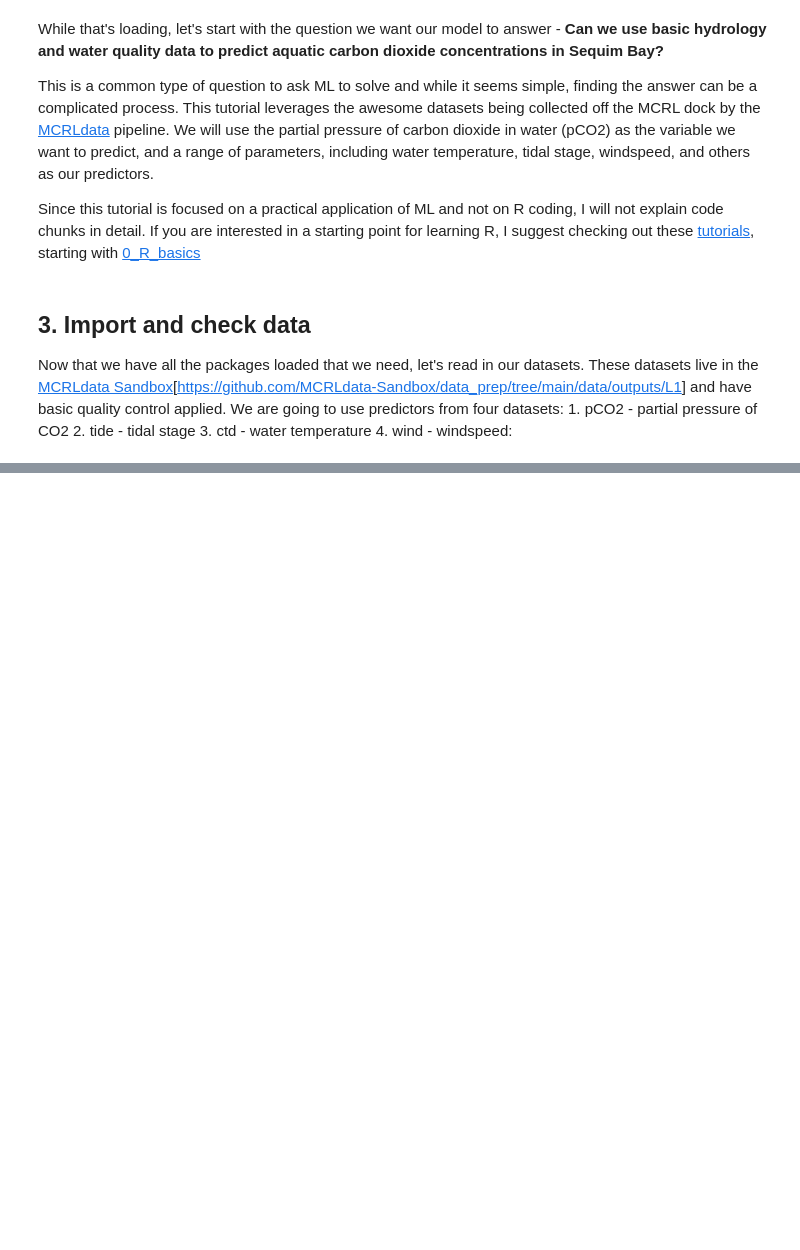
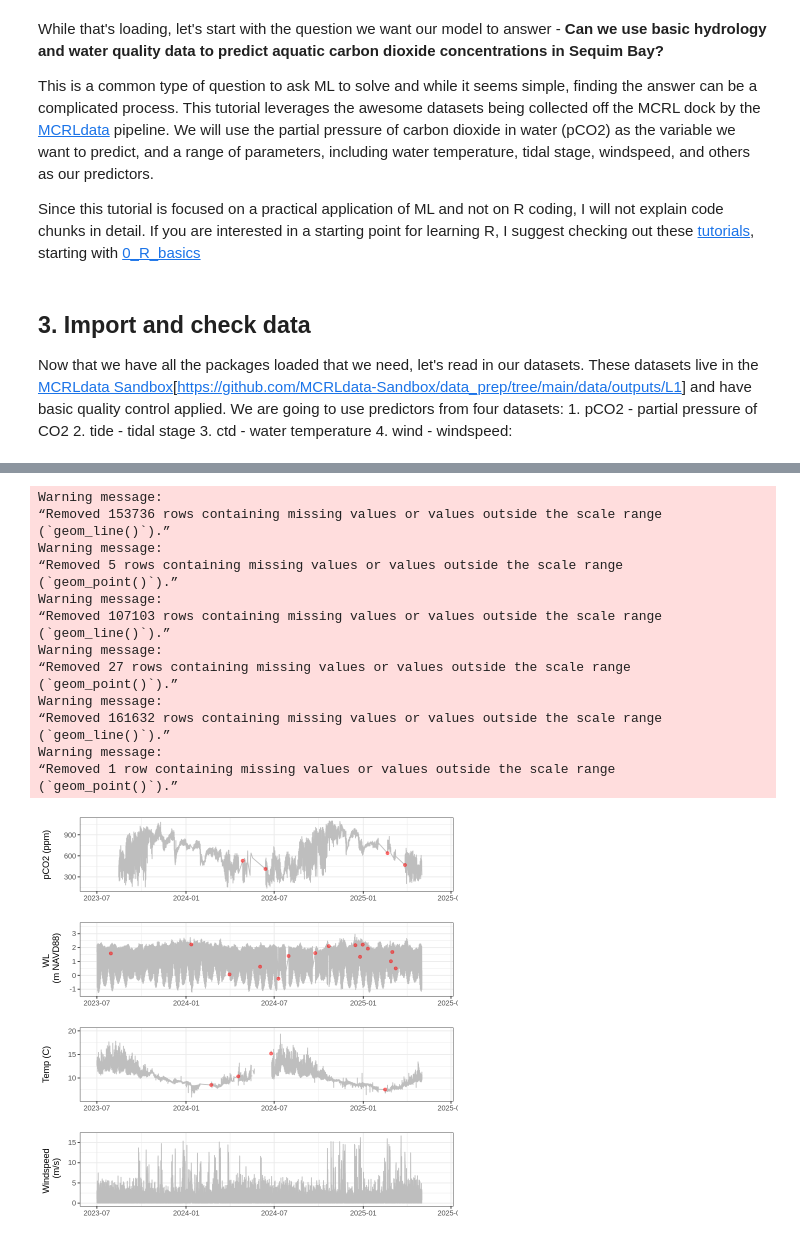
Before and after one commit to MCRLdata-Sandbox/tutorials, a Jupyter notebook: ML_tutorial.ipynb, the cells around one changed output, grey strips where cells are left out. Cells and saved outputs as stored; diff of their text form; code cells hidden in the pictures; blank space fills up the shorter version.

```diff
--- a/ML_tutorial.ipynb
+++ b/ML_tutorial.ipynb
@@ -61,3 +62,11 @@ Since this tutorial is focused on a practical application of ML and not on R cod
 ## 3. Import and check data
 
 Now that we have all the packages loaded that we need, let's read in our datasets. These datasets live in the [MCRLdata Sandbox](https://github.com/MCRLdata-Sandbox)[<https://github.com/MCRLdata-Sandbox/data_prep/tree/main/data/outputs/L1>] and have basic quality control applied. We are going to use predictors from four datasets: 1. pCO2 - partial pressure of CO2 2. tide - tidal stage 3. ctd - water temperature 4. wind - windspeed:
+# %%
+
+## Read in data from https://github.com/MCRLdata-Sandbox/data_prep/tree/main/data/outputs/L1
+
+pco2 <- read_csv("https://raw.githubusercontent.com/MCRLdata-Sandbox/data_prep/refs/heads/main/data/outputs/L1/250815_pco2_L1.csv")
+tide <- read_csv("https://raw.githubusercontent.com/MCRLdata-Sandbox/data_prep/refs/heads/main/data/outputs/L1/250515_tidegauge_L1.csv")
+ctd <- read_csv("https://raw.githubusercontent.com/MCRLdata-Sandbox/data_prep/refs/heads/main/data/outputs/L1/250815_ctd_water_temp_salinity_L1.csv")
+wind <- read_csv("https://raw.githubusercontent.com/MCRLdata-Sandbox/data_prep/refs/heads/main/data/outputs/L1/250630_windspeed_L1.csv")
@@ -63,0 +95,46 @@ Now that we have all the packages loaded that we need, let's read in our dataset
+# %%
+## For plots, let's set a theme
+theme_set(theme_bw())
+
+## Function to plot data gaps larger than 3 hours
+plot_gaps <- function(data, var, ylab){
+
+  gap_threshold = 60*60*3 #60s/min * 60min/hr * 3 hrs (pCO2 resolution)
+
+  x <- data %>%
+    mutate(delta_time = as.numeric(time_pst - lag(time_pst)))
+
+  ggplot(x, aes(time_pst, {{var}})) +
+    geom_line(color = "gray") +
+    geom_point(data = x %>% filter(delta_time > gap_threshold), alpha = 0.5, color = "red") +
+    labs(x = "", y = ylab) +
+    scale_x_datetime(limits = c(as_datetime("2023-07-01"),
+                              as_datetime("2025-06-01")))
+}
+
+## Make plots
+plot_grid(plot_gaps(pco2, p_co2_in_water_ppm, "pCO2 (ppm)"),
+          plot_gaps(tide, water_level_m_navd88, "WL \n (m NAVD88)"),
+          plot_gaps(ctd, temp_deg_c, "Temp (C)"),
+          plot_gaps(wind, windspeed_avg_m_s, "Windspeed \n (m/s)"),
+          ncol = 1, align = "hv")
+# %% [output]
+Warning message:
+“Removed 153736 rows containing missing values or values outside the scale range
+(`geom_line()`).”
+Warning message:
+“Removed 5 rows containing missing values or values outside the scale range
+(`geom_point()`).”
+Warning message:
+“Removed 107103 rows containing missing values or values outside the scale range
+(`geom_line()`).”
+Warning message:
+“Removed 27 rows containing missing values or values outside the scale range
+(`geom_point()`).”
+Warning message:
+“Removed 161632 rows containing missing values or values outside the scale range
+(`geom_line()`).”
+Warning message:
+“Removed 1 row containing missing values or values outside the scale range
+(`geom_point()`).”
+[figure, added]
```
Also changed, not shown: parts of 5 cells of this notebook.
